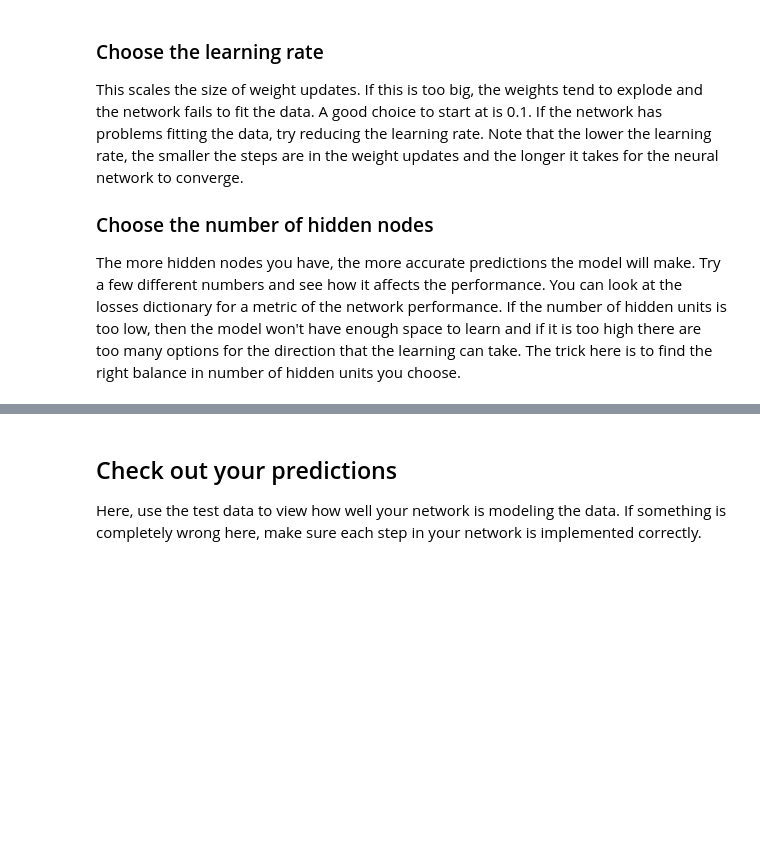
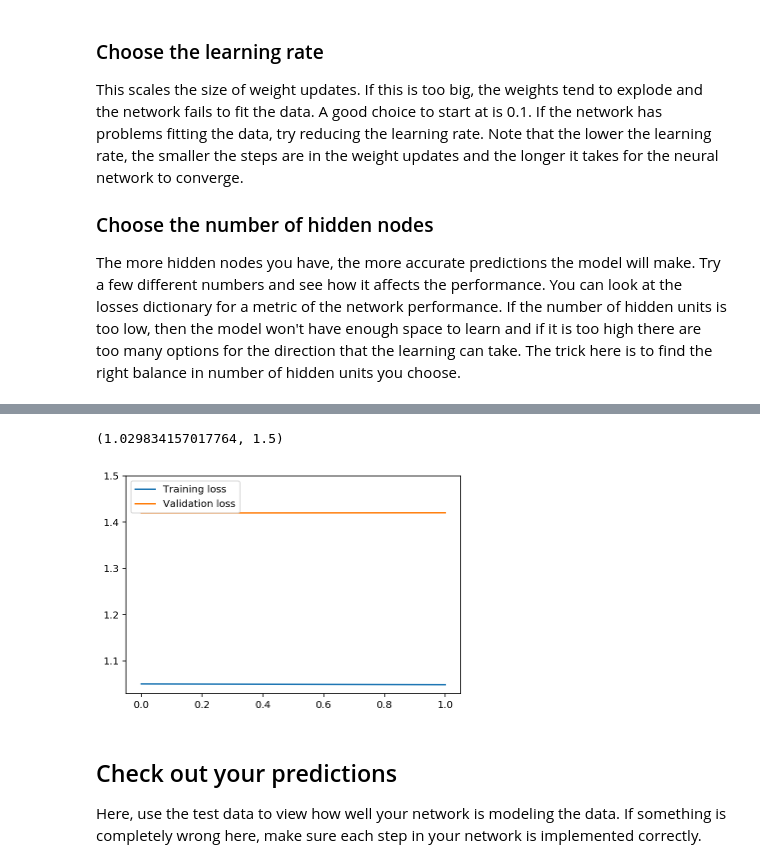
Before and after one commit to StarsMyDestination/ML-Bike-Sharing-nn, a Jupyter notebook: dlnd-your-first-neural-network.ipynb, the cells around one changed output, grey strips where cells are left out. Saved outputs shown, nothing was run; the diff lists cells and outputs as text; code cells hidden in the pictures; blank space fills up the shorter version.

```diff
--- a/dlnd-your-first-neural-network.ipynb
+++ b/dlnd-your-first-neural-network.ipynb
@@ -130,47 +130,51 @@ class NeuralNetwork(object):
         self.activation_function = sigmoid
 
     def train(self, inputs_list, targets_list):
-        # Convert inputs list to 2d array
-        inputs = np.array(inputs_list, ndmin=2).T
+         # Convert inputs list to 2d array
+        inputs = np.array(inputs_list, ndmin=2).T  # colum vector
         targets = np.array(targets_list, ndmin=2).T
+#         print('inputs.shape: {}'.format(inputs.shape))
+#         print('targets.shape: {}'.format(targets.shape))
 
         #### Implement the forward pass here ####
         ### Forward pass ###
         # TODO: Hidden layer
-        hidden_inputs = np.dot(self.weights_input_to_hidden, inputs)  # signals into hidden layer
+        hidden_inputs = np.matmul(self.weights_input_to_hidden, inputs)  # signals into hidden layer
         hidden_outputs = self.activation_function(hidden_inputs)  # signals from hidden layer
+#         print('hidden_outputs.shape: {}'.format(hidden_outputs.shape))
 
         # TODO: Output layer
-        final_inputs = np.dot(self.weights_hidden_to_output, hidden_outputs)  # signals into final output layer
+        final_inputs = np.matmul(self.weights_hidden_to_output, hidden_outputs)  # signals into final output layer
         final_outputs = final_inputs  # signals from final output layer
 
         #### Implement the backward pass here ####
         ### Backward pass ###
 
         # TODO: Output error
-        output_errors = targets - final_outputs  # Output layer error is the difference between desired target and actual output.
-
+        output_errors = (targets - final_outputs).reshape(1, -1) * 1.0  # Output layer error is the difference between desired target and actual output.
+        output_grad = np.matmul(output_errors.T, hidden_outputs.T)
         # TODO: Backpropagated error
-        hidden_errors = # errors propagated to the hidden layer
-        hidden_grad = # hidden layer gradients
+        hidden_errors = np.matmul(output_errors, self.weights_hidden_to_output).ravel()\
+                        * hidden_outputs.ravel()*(1-hidden_outputs.ravel())  # errors propagated to the hidden layer
+        hidden_grad = np.matmul(hidden_errors.reshape(1,-1).T, inputs.T) # hidden layer gradients
 
         # TODO: Update the weights
-        self.weights_hidden_to_output += # update hidden-to-output weights with gradient descent step
-        self.weights_input_to_hidden += # update input-to-hidden weights with gradient descent step
+        self.weights_hidden_to_output += self.lr*output_grad  # update hidden-to-output weights with gradient descent step
+        self.weights_input_to_hidden += self.lr*hidden_grad  # update input-to-hidden weights with gradient descent step
 
 
     def run(self, inputs_list):
         # Run a forward pass through the network
-        inputs = np.array(inputs_list, ndmin=2).T
+        inputs = inputs_list  # inputs is a m*n matrix, m-sample_num; n-feature_number
 
-        #### Implement the forward pass here ####
+        # Implement the forward pass here ####
         # TODO: Hidden layer
-        hidden_inputs = # signals into hidden layer
-        hidden_outputs = # signals from hidden layer
+        hidden_inputs = np.matmul(inputs, self.weights_input_to_hidden.T)  # signals into hidden layer
+        hidden_outputs = self.activation_function(hidden_inputs)  # signals from hidden layer
 
         # TODO: Output layer
-        final_inputs = # signals into final output layer
-        final_outputs = # signals from final output layer
+        final_inputs = np.matmul(hidden_outputs, self.weights_hidden_to_output.T)  # signals into final output layer
+        final_outputs = final_inputs  # signals from final output layer
 
         return final_outputs
 # %%
@@ -223,8 +230,11 @@ for e in range(epochs):
 # %%
 plt.plot(losses['train'], label='Training loss')
 plt.plot(losses['validation'], label='Validation loss')
 plt.legend()
-plt.ylim(ymax=0.5)
+plt.ylim(ymax=1.5)
+# %% [output]
+(1.029834157017764, 1.5)
+[figure, added]
 # %% [markdown]
 ## Check out your predictions
 
```
Also changed, not shown: parts of 4 cells of this notebook, 5 other files.
